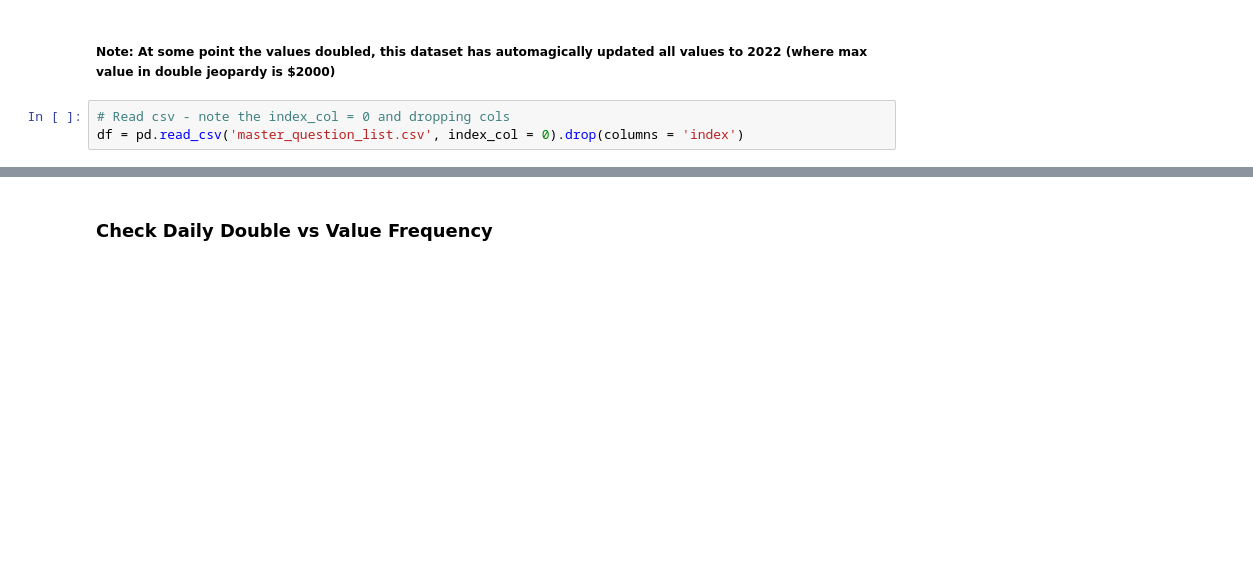
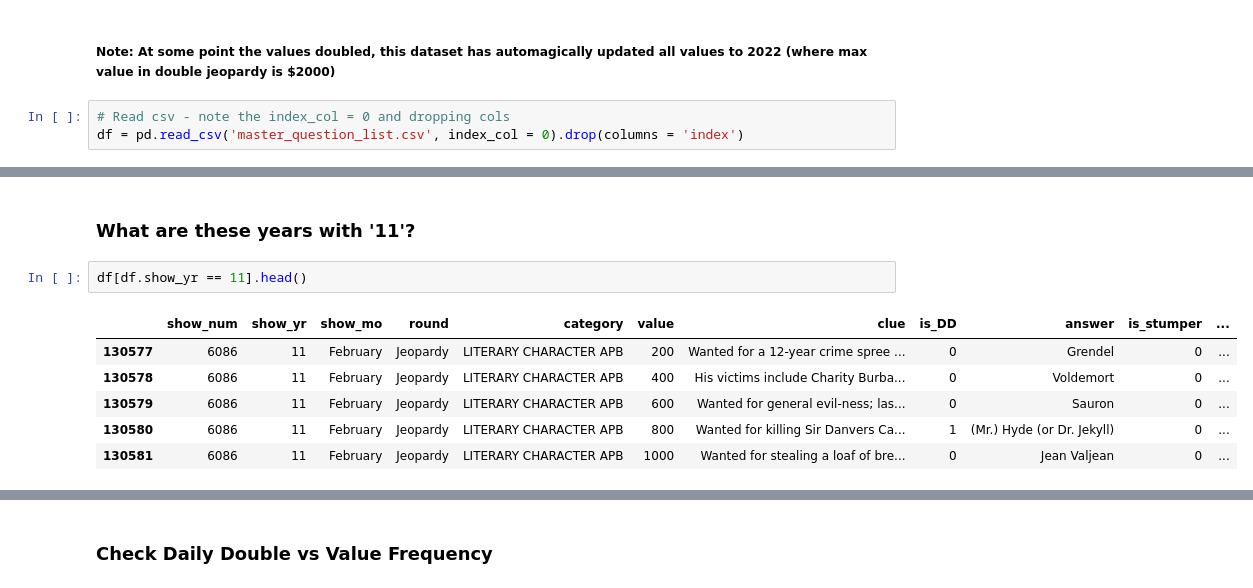
Before and after one commit to Miller-Ryan-1/jeopardizer, a Jupyter notebook: jeopardy_analysis.ipynb, the cells around one changed output, grey strips where cells are left out. Cells and saved outputs as stored; diff of their text form; blank space fills up the shorter version.

```diff
--- a/jeopardy_analysis.ipynb
+++ b/jeopardy_analysis.ipynb
@@ -47,0 +76,11 @@ memory usage: 26.1+ MB
+# %% [markdown]
+### What are these years with '11'?
+# %%
+df[df.show_yr == 11].head()
+# %% [output]
+|  | show_num | show_yr | show_mo | round | category | value | clue | is_DD | answer | is_stumper | ... |
+| 130577 | 6086 | 11 | February | Jeopardy | LITERARY CHARACTER APB | 200 | Wanted for a 12-year crime spree ... | 0 | Grendel | 0 | ... |
+| 130578 | 6086 | 11 | February | Jeopardy | LITERARY CHARACTER APB | 400 | His victims include Charity Burba... | 0 | Voldemort | 0 | ... |
+| 130579 | 6086 | 11 | February | Jeopardy | LITERARY CHARACTER APB | 600 | Wanted for general evil-ness; las... | 0 | Sauron | 0 | ... |
+| 130580 | 6086 | 11 | February | Jeopardy | LITERARY CHARACTER APB | 800 | Wanted for killing Sir Danvers Ca... | 1 | (Mr.) Hyde (or Dr. Jekyll) | 0 | ... |
+| 130581 | 6086 | 11 | February | Jeopardy | LITERARY CHARACTER APB | 1000 | Wanted for stealing a loaf of bre... | 0 | Jean Valjean | 0 | ... |
```
Also changed, not shown: parts of 23 cells of this notebook.
